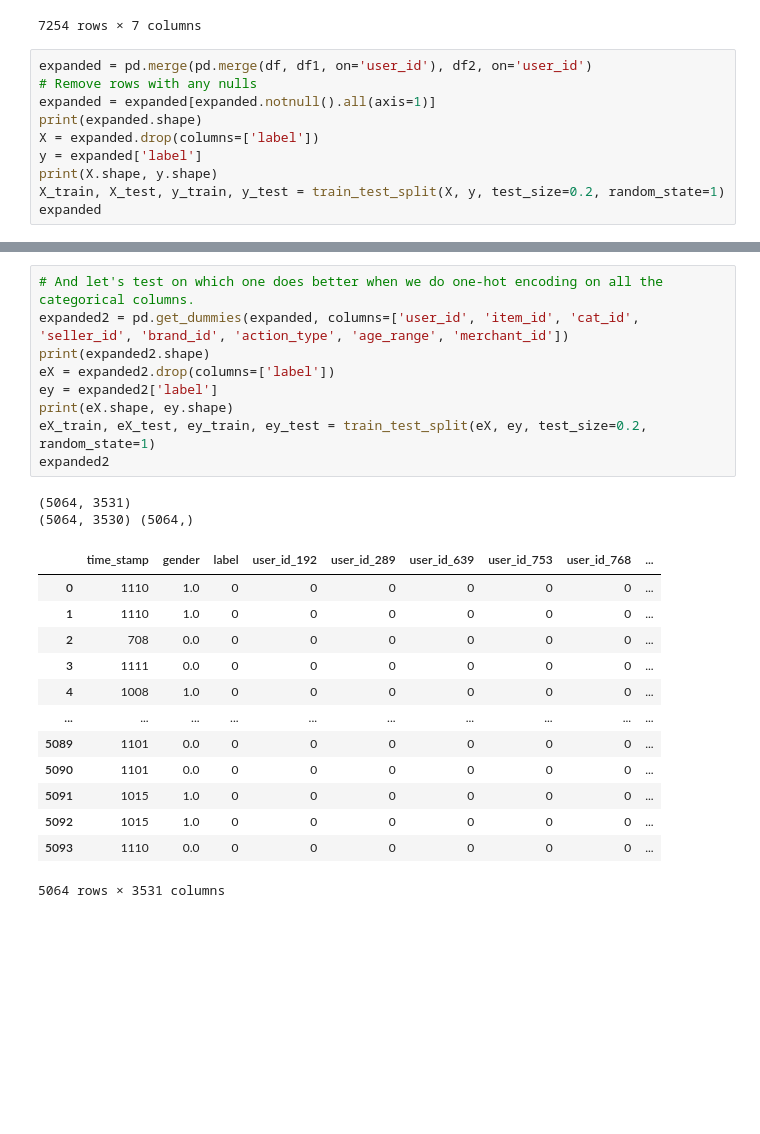
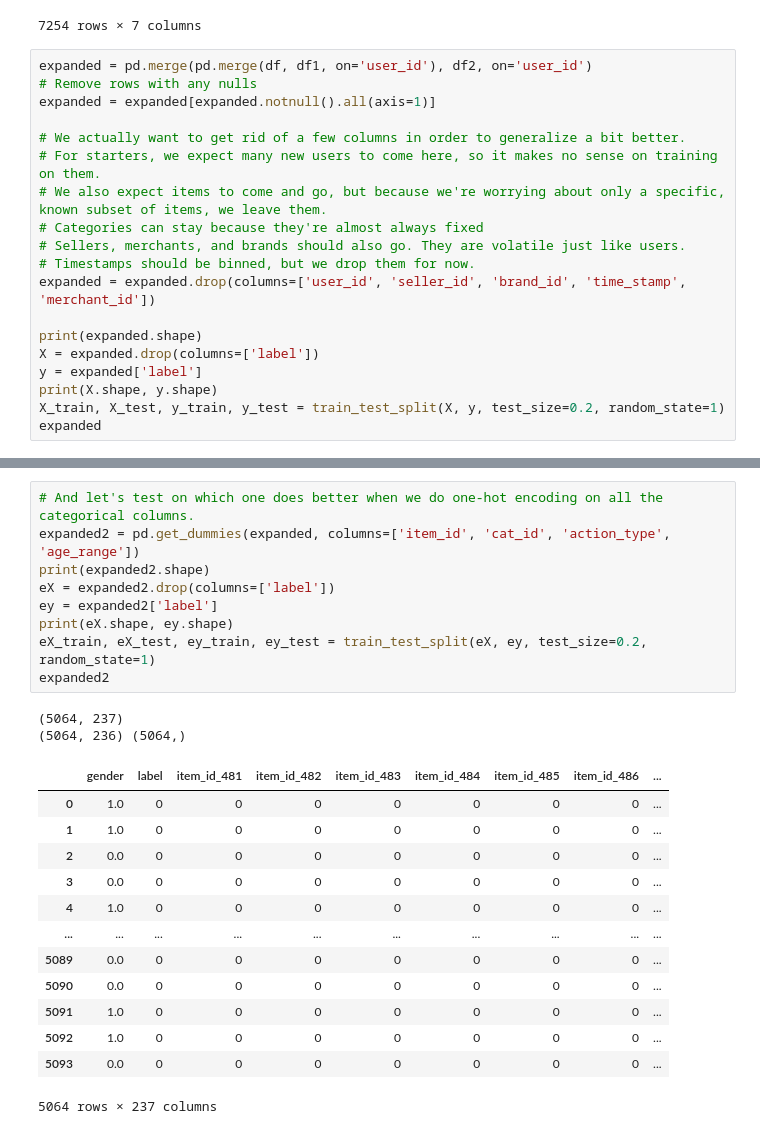
Before and after one commit to satyam04sharma/CECS550_FinalProject, a Jupyter notebook: pca_test.ipynb, the cells around one changed output, grey strips where cells are left out. Saved outputs shown, nothing was run; the diff lists cells and outputs as text; blank space fills up the shorter version.

```diff
--- a/pca_test.ipynb
+++ b/pca_test.ipynb
@@ -41,6 +41,15 @@ df.sort_values('item_id')
 expanded = pd.merge(pd.merge(df, df1, on='user_id'), df2, on='user_id')
 # Remove rows with any nulls
 expanded = expanded[expanded.notnull().all(axis=1)]
+
+# We actually want to get rid of a few columns in order to generalize a bit better.
+# For starters, we expect many new users to come here, so it makes no sense on training on them.
+# We also expect items to come and go, but because we're worrying about only a specific, known subset of items, we leave them.
+# Categories can stay because they're almost always fixed
+# Sellers, merchants, and brands should also go. They are volatile just like users.
+# Timestamps should be binned, but we drop them for now.
+expanded = expanded.drop(columns=['user_id', 'seller_id', 'brand_id', 'time_stamp', 'merchant_id'])
+
 print(expanded.shape)
 X = expanded.drop(columns=['label'])
 y = expanded['label']
@@ -76,28 +94,28 @@ print(knn.score(X_test, y_test))
 # %%
 # And let's test on which one does better when we do one-hot encoding on all the categorical columns.
-expanded2 = pd.get_dummies(expanded, columns=['user_id', 'item_id', 'cat_id', 'seller_id', 'brand_id', 'action_type', 'age_range', 'merchant_id'])
+expanded2 = pd.get_dummies(expanded, columns=['item_id', 'cat_id', 'action_type', 'age_range'])
 print(expanded2.shape)
 eX = expanded2.drop(columns=['label'])
 ey = expanded2['label']
 print(eX.shape, ey.shape)
 eX_train, eX_test, ey_train, ey_test = train_test_split(eX, ey, test_size=0.2, random_state=1)
 expanded2
 # %% [output]
-(5064, 3531)
-(5064, 3530) (5064,)
+(5064, 237)
+(5064, 236) (5064,)
-|  | time_stamp | gender | label | user_id_192 | user_id_289 | user_id_639 | user_id_753 | user_id_768 | ... |
-| 0 | 1110 | 1.0 | 0 | 0 | 0 | 0 | 0 | 0 | ... |
-| 1 | 1110 | 1.0 | 0 | 0 | 0 | 0 | 0 | 0 | ... |
-| 2 | 708 | 0.0 | 0 | 0 | 0 | 0 | 0 | 0 | ... |
-| 3 | 1111 | 0.0 | 0 | 0 | 0 | 0 | 0 | 0 | ... |
-| 4 | 1008 | 1.0 | 0 | 0 | 0 | 0 | 0 | 0 | ... |
+|  | gender | label | item_id_481 | item_id_482 | item_id_483 | item_id_484 | item_id_485 | item_id_486 | ... |
+| 0 | 1.0 | 0 | 0 | 0 | 0 | 0 | 0 | 0 | ... |
+| 1 | 1.0 | 0 | 0 | 0 | 0 | 0 | 0 | 0 | ... |
+| 2 | 0.0 | 0 | 0 | 0 | 0 | 0 | 0 | 0 | ... |
+| 3 | 0.0 | 0 | 0 | 0 | 0 | 0 | 0 | 0 | ... |
+| 4 | 1.0 | 0 | 0 | 0 | 0 | 0 | 0 | 0 | ... |
 | ... | ... | ... | ... | ... | ... | ... | ... | ... | ... |
-| 5089 | 1101 | 0.0 | 0 | 0 | 0 | 0 | 0 | 0 | ... |
-| 5090 | 1101 | 0.0 | 0 | 0 | 0 | 0 | 0 | 0 | ... |
-| 5091 | 1015 | 1.0 | 0 | 0 | 0 | 0 | 0 | 0 | ... |
-| 5092 | 1015 | 1.0 | 0 | 0 | 0 | 0 | 0 | 0 | ... |
-| 5093 | 1110 | 0.0 | 0 | 0 | 0 | 0 | 0 | 0 | ... |
+| 5089 | 0.0 | 0 | 0 | 0 | 0 | 0 | 0 | 0 | ... |
+| 5090 | 0.0 | 0 | 0 | 0 | 0 | 0 | 0 | 0 | ... |
+| 5091 | 1.0 | 0 | 0 | 0 | 0 | 0 | 0 | 0 | ... |
+| 5092 | 1.0 | 0 | 0 | 0 | 0 | 0 | 0 | 0 | ... |
+| 5093 | 0.0 | 0 | 0 | 0 | 0 | 0 | 0 | 0 | ... |
-5064 rows × 3531 columns
+5064 rows × 237 columns
 # %%
 forest = RandomForestClassifier().fit(eX_train, ey_train)
 print(forest.score(eX_test, ey_test))
```
Also changed, not shown: parts of 12 cells of this notebook.
